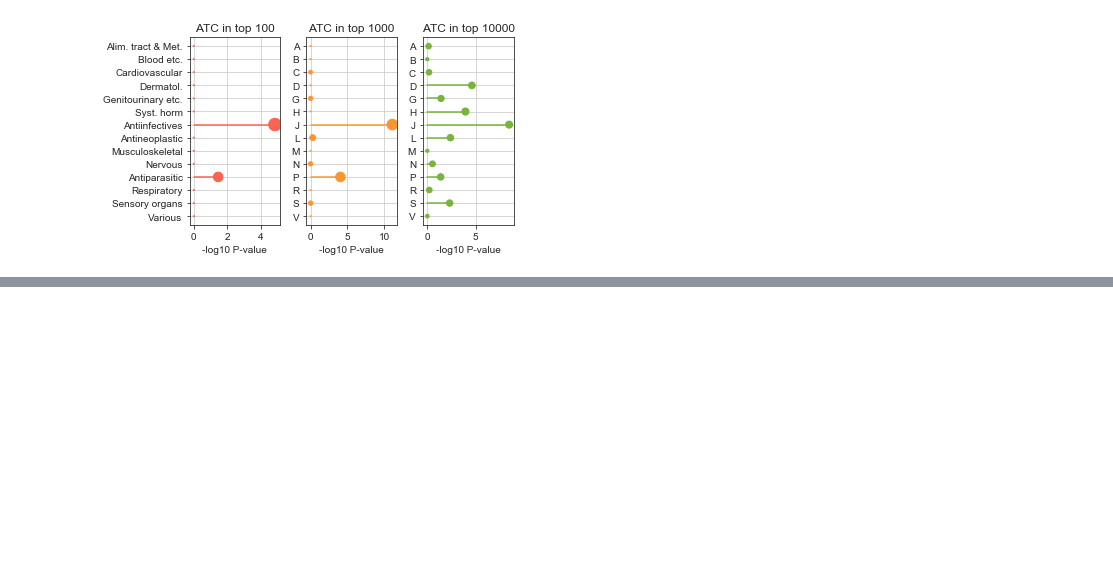
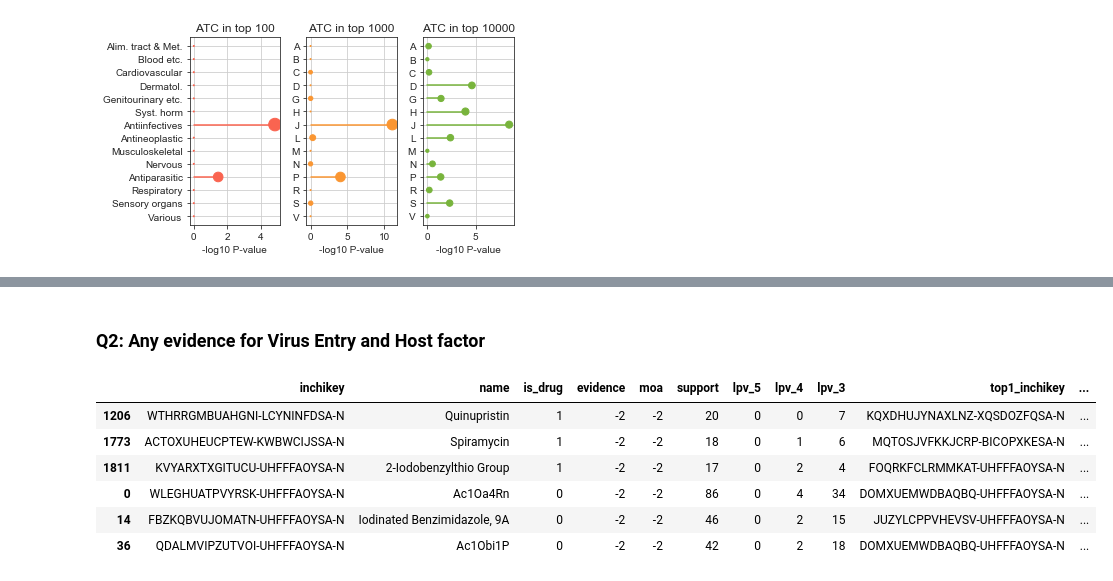
Before and after one commit to sbnb-irb/covid19, a Jupyter notebook: notebooks/explore.ipynb, the cells around one changed output, grey strips where cells are left out. Drawn from its saved outputs; the diff is of its cells as text; code cells hidden in the pictures; blank space fills up the shorter version.

```diff
--- a/notebooks/explore.ipynb
+++ b/notebooks/explore.ipynb
@@ -996,0 +628,24 @@ df2
+# %% [markdown]
+### Q2: Any evidence for Virus Entry and Host factor
+# %%
+def query2():
+    df  = load_df(simtype, None, None)
+    df1 = load_df(simtype, None, 1)
+    df2 = load_df(simtype, None, 2)
+    df = df[df["inchikey"].isin(set(df1["inchikey"]).intersection(df2["inchikey"]))]
+    df = df[df["evidence"] == -2]
+    df1 = df[df["is_drug"] == 1][:3]
+    df2 = df[df["is_drug"] == 0][:3]
+    df  = df1.append(df2)
+    return df
+
+df = query2()
+df
+# %% [output]
+|  | inchikey | name | is_drug | evidence | moa | support | lpv_5 | lpv_4 | lpv_3 | top1_inchikey | ... |
+| 1206 | WTHRRGMBUAHGNI-LCYNINFDSA-N | Quinupristin | 1 | -2 | -2 | 20 | 0 | 0 | 7 | KQXDHUJYNAXLNZ-XQSDOZFQSA-N | ... |
+| 1773 | ACTOXUHEUCPTEW-KWBWCIJSSA-N | Spiramycin | 1 | -2 | -2 | 18 | 0 | 1 | 6 | MQTOSJVFKKJCRP-BICOPXKESA-N | ... |
+| 1811 | KVYARXTXGITUCU-UHFFFAOYSA-N | 2-Iodobenzylthio Group | 1 | -2 | -2 | 17 | 0 | 2 | 4 | FOQRKFCLRMMKAT-UHFFFAOYSA-N | ... |
+| 0 | WLEGHUATPVYRSK-UHFFFAOYSA-N | Ac1Oa4Rn | 0 | -2 | -2 | 86 | 0 | 4 | 34 | DOMXUEMWDBAQBQ-UHFFFAOYSA-N | ... |
+| 14 | FBZKQBVUJOMATN-UHFFFAOYSA-N | Iodinated Benzimidazole, 9A | 0 | -2 | -2 | 46 | 0 | 2 | 15 | JUZYLCPPVHEVSV-UHFFFAOYSA-N | ... |
+| 36 | QDALMVIPZUTVOI-UHFFFAOYSA-N | Ac1Obi1P | 0 | -2 | -2 | 42 | 0 | 2 | 18 | DOMXUEMWDBAQBQ-UHFFFAOYSA-N | ... |
```
Also changed, not shown: parts of 50 cells of this notebook, 1 other file.
